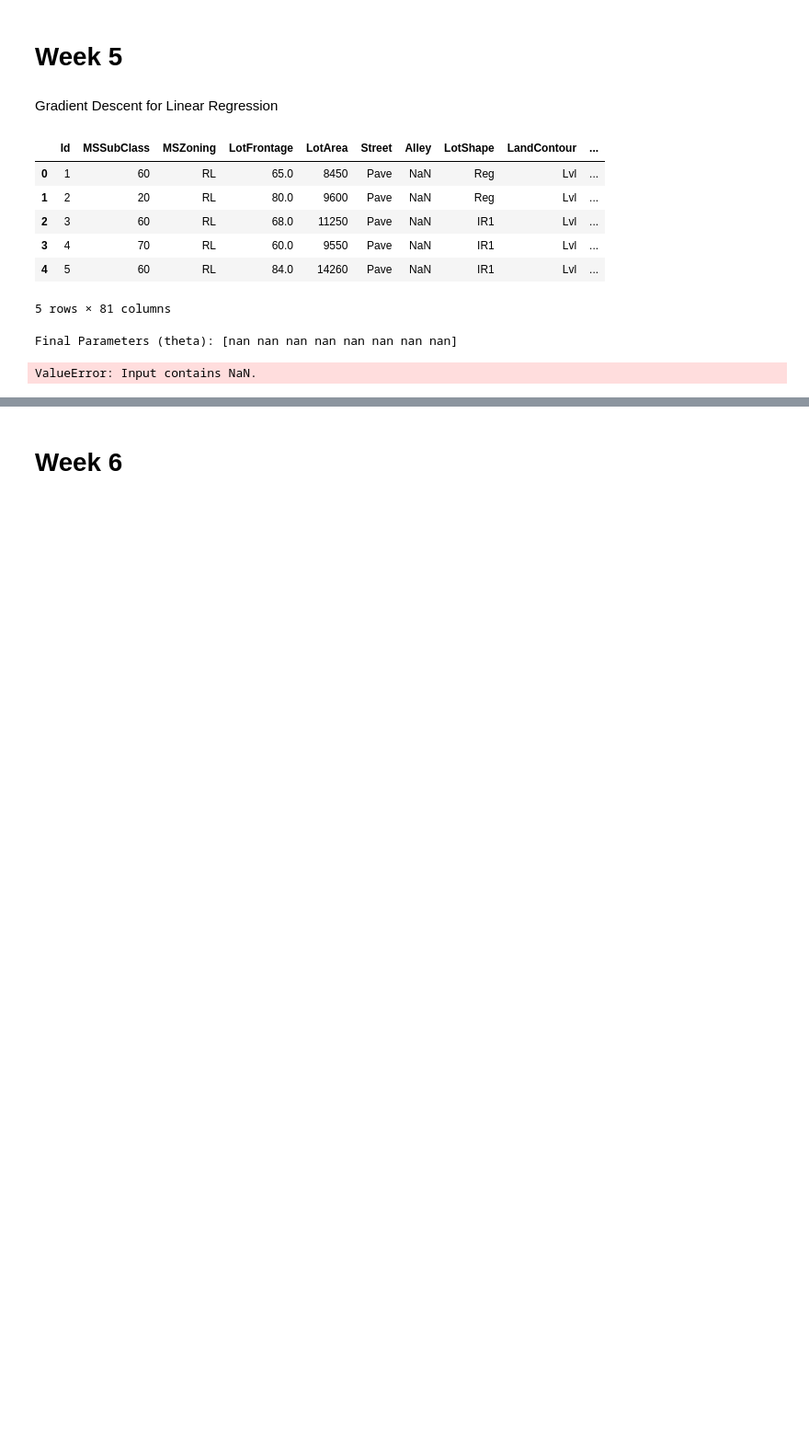
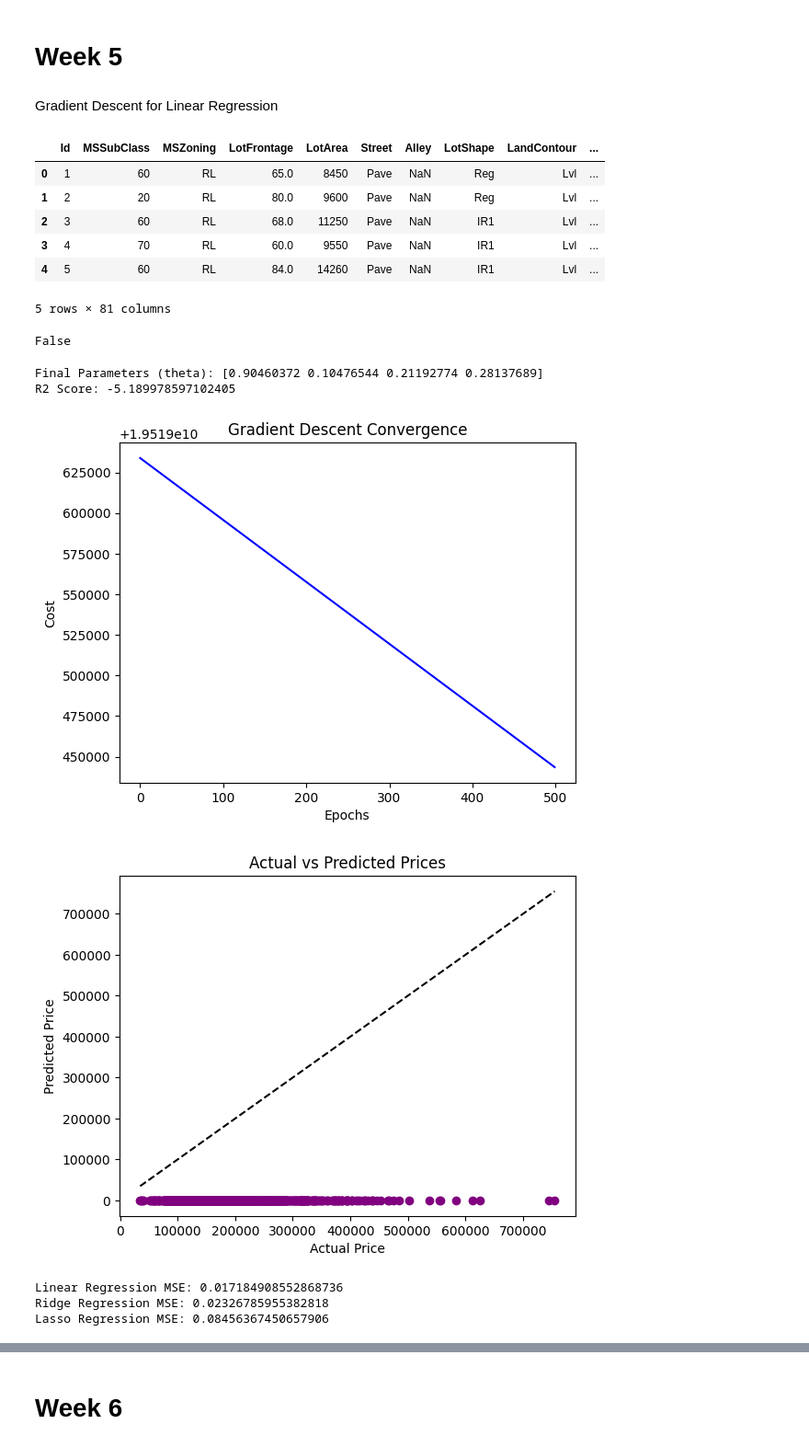
Before and after one commit to imtisalrangrez/MLlab_180, a Jupyter notebook: MLLAB.ipynb, the cells around one changed output, grey strips where cells are left out. Shown: that part at 92% size. Drawn from its saved outputs; the diff is of its cells as text; code cells hidden in the pictures; blank space fills up the shorter version.

```diff
--- a/MLLAB.ipynb
+++ b/MLLAB.ipynb
@@ -252,7 +252,7 @@ import matplotlib.pyplot as plt
 from sklearn.metrics import r2_score
 # %%
 df = pd.read_csv("/content/drive/MyDrive/ML_Lab_Datasets/house_price_train (1).csv")
-X = df[['LotArea', 'GrLivArea', 'GarageCars']].values
+X = df[['LotArea', 'TotRmsAbvGrd', 'GrLivArea']].values
 y = df['SalePrice'].values
 # %%
 df.head()
@@ -264,50 +264,55 @@ df.head()
 | 3 | 4 | 70 | RL | 60.0 | 9550 | Pave | NaN | IR1 | Lvl | ... |
 | 4 | 5 | 60 | RL | 84.0 | 14260 | Pave | NaN | IR1 | Lvl | ... |
 5 rows × 81 columns
+# %%
+has_nan1 = df["LotArea"].isna().any()
+has_nan2 = df["TotRmsAbvGrd"].isna().any()
+has_nan3 = df["GrLivArea"].isna().any()
+print(has_nan)
+# %% [output]
+False
 # %%
 X = (X - X.mean(axis=0)) / X.std(axis=0)
 
-y_mean = y.mean()
-y_std = y.std()
-y_scaled = (y - y_mean) / y_std
-
-m = len(y_scaled)
+m = len(y)
 X = np.c_[np.ones((m, 1)), X]
 
 theta = np.zeros(X.shape[1])
 
-alpha = 0.0000001
-epochs = 1000
+alpha = 0.00000001   # learning rate
+epochs = 500
 cost_history = []
 
-# Gradient Descent loop
+# Gradient Descent
 for i in range(epochs):
     y_pred = X.dot(theta)
-    error = y_pred - y_scaled
+    error = y_pred - y
     grad = (1/m) * X.T.dot(error)
     theta = theta - alpha * grad
     cost = (1/(2*m)) * np.sum(error**2)
     cost_history.append(cost)
 
-y_pred_final = (X.dot(theta) * y_std) + y_mean
+y_final_pred = X.dot(theta)
 # %%
 print("Final Parameters (theta):", theta)
-print("R2 Score:", r2_score(y, y_pred_final))
+print("R2 Score:", r2_score(y, y_final_pred))  # Fixed variable name
 
 # Plot cost vs epochs
 plt.plot(range(epochs), cost_history, color="blue")
 plt.xlabel("Epochs")
 plt.ylabel("Cost")
 plt.title("Gradient Descent Convergence")
 plt.show()
 
 # Plot actual vs predicted
-plt.scatter(y, y_pred_final, color="purple")
+plt.scatter(y, y_final_pred, color="purple")  # Fixed variable name
 plt.plot([y.min(), y.max()], [y.min(), y.max()], 'k--')
 plt.xlabel("Actual Price")
 plt.ylabel("Predicted Price")
 plt.title("Actual vs Predicted Prices")
 plt.show()
 # %% [output]
-Final Parameters (theta): [nan nan nan nan nan nan nan nan]
+Final Parameters (theta): [0.90460372 0.10476544 0.21192774 0.28137689]
+R2 Score: -5.189978597102405
-ValueError: Input contains NaN.
+[figure, added]
+[figure, added]
@@ -313,0 +337,22 @@ ValueError: Input contains NaN.
+# %%
+# Linear Regression
+lr = LinearRegression()
+lr.fit(X_train_poly, y_train)
+y_pred_lr = lr.predict(X_test_poly)
+print("Linear Regression MSE:", mean_squared_error(y_test, y_pred_lr))
+
+# Ridge Regression
+ridge = Ridge(alpha=1.0)
+ridge.fit(X_train_poly, y_train)
+y_pred_ridge = ridge.predict(X_test_poly)
+print("Ridge Regression MSE:", mean_squared_error(y_test, y_pred_ridge))
+
+# Lasso Regression
+lasso = Lasso(alpha=0.1)
+lasso.fit(X_train_poly, y_train)
+y_pred_lasso = lasso.predict(X_test_poly)
+print("Lasso Regression MSE:", mean_squared_error(y_test, y_pred_lasso))
+# %% [output]
+Linear Regression MSE: 0.017184908552868736
+Ridge Regression MSE: 0.02326785955382818
+Lasso Regression MSE: 0.08456367450657906
```
Also changed, not shown: parts of 8 cells of this notebook.
